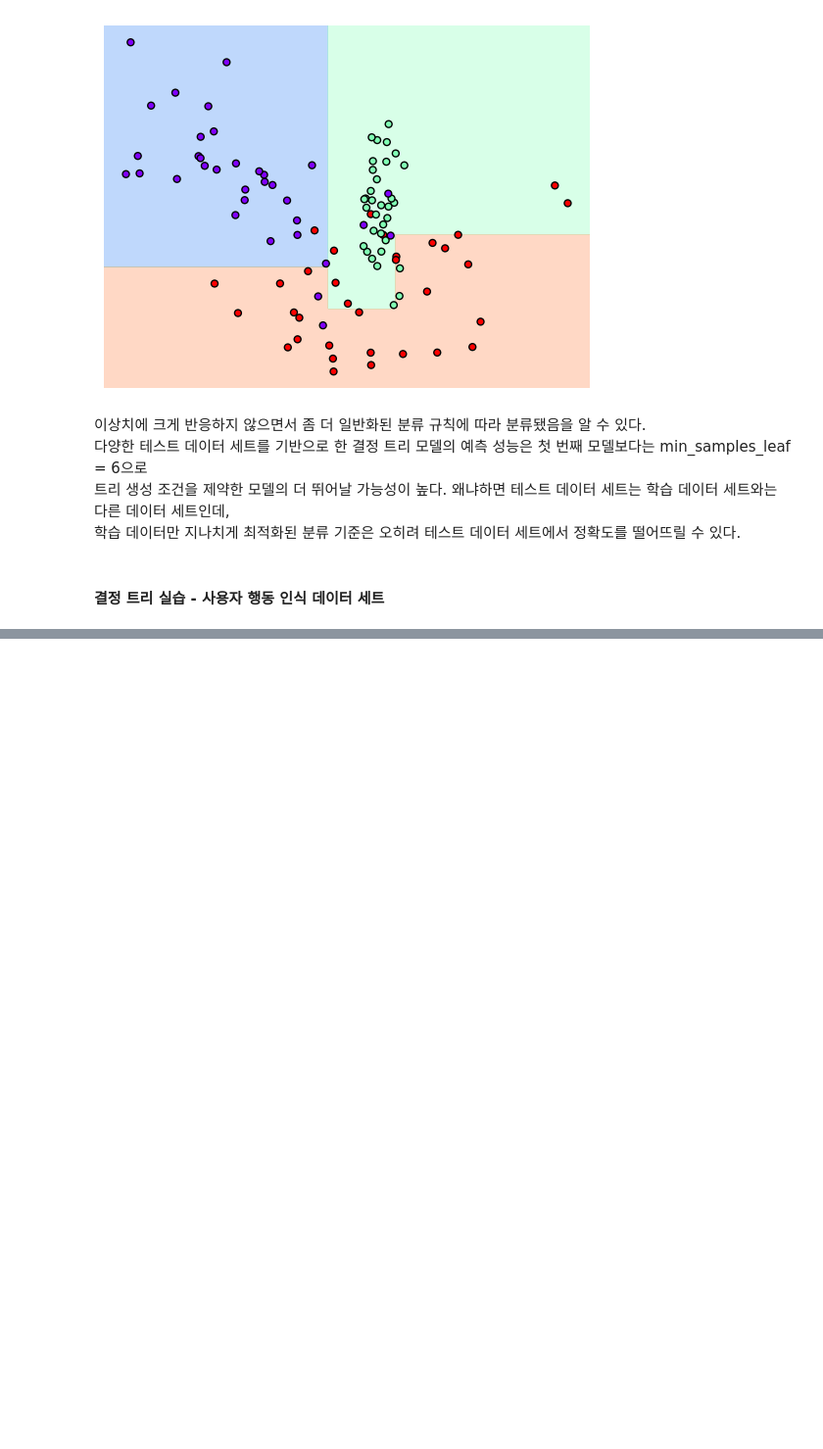
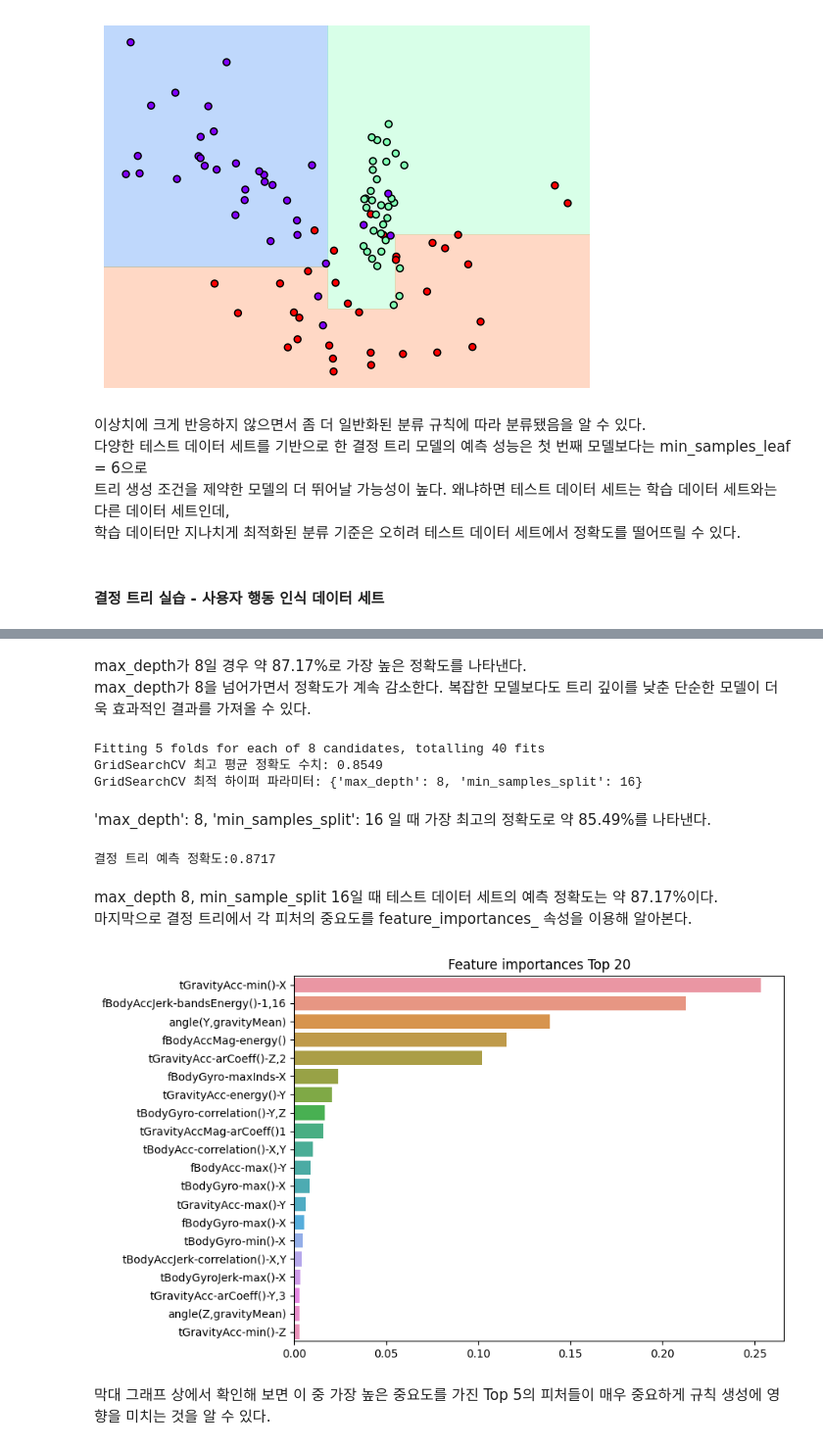
Before and after one commit to jongwoo108/AI_basic, a Jupyter notebook: python_ML_guide/C04_Classification/04_Classification.ipynb, the cells around one changed output, grey strips where cells are left out. Shown at 98% size. Saved outputs shown, nothing was run; the diff lists cells and outputs as text; code cells hidden in the pictures; blank space fills up the shorter version.

```diff
--- a/python_ML_guide/C04_Classification/04_Classification.ipynb
+++ b/python_ML_guide/C04_Classification/04_Classification.ipynb
@@ -237,0 +422,9 @@ visualize_boundary(dt_clf, X_features, y_labels)
+# %%
+max_depths = [6, 8, 10, 12, 16, 20, 24]
+# max_depth 값을 변화시키면서 그때마다 학습과 테스트 세트에서 예측 성능 측정
+for depth in max_depths:
+    dt_clf = DecisionTreeClassifier(max_depth=depth, min_samples_split=16, random_state=156)
+    dt_clf.fit(X_train, y_train)
+    pred = dt_clf.predict(X_test)
+    accuracy = accuracy_score(y_test, pred)
+    print('max_depth = {0} 정확도: {1:.4f}'.format(depth, accuracy))
@@ -237,0 +439,53 @@ visualize_boundary(dt_clf, X_features, y_labels)
+# %% [markdown]
+max_depth가 8일 경우 약 87.17%로 가장 높은 정확도를 나타낸다. \
+max_depth가 8을 넘어가면서 정확도가 계속 감소한다.
+복잡한 모델보다도 트리 깊이를 낮춘 단순한 모델이 더욱 효과적인 결과를 가져올 수 있다.
+# %%
+from sklearn.model_selection import GridSearchCV
+from sklearn.tree import DecisionTreeClassifier
+
+params = {
+    'max_depth': [8, 12, 16, 20],
+    'min_samples_split': [16, 24],
+}
+
+dt_clf = DecisionTreeClassifier(random_state=156)
+
+grid_cv = GridSearchCV(dt_clf, param_grid=params, scoring='accuracy', cv=5, verbose=1)
+grid_cv.fit(X_train, y_train)
+
+print('GridSearchCV 최고 평균 정확도 수치: {0:.4f}'.format(grid_cv.best_score_))
+print('GridSearchCV 최적 하이퍼 파라미터:', grid_cv.best_params_)
+# %% [output]
+Fitting 5 folds for each of 8 candidates, totalling 40 fits
+GridSearchCV 최고 평균 정확도 수치: 0.8549
+GridSearchCV 최적 하이퍼 파라미터: {'max_depth': 8, 'min_samples_split': 16}
+# %% [markdown]
+'max_depth': 8, 'min_samples_split': 16 일 때 가장 최고의 정확도로 약 85.49%를 나타낸다.
+# %%
+best_df_clf = grid_cv.best_estimator_
+pred1 = best_df_clf.predict(X_test)
+accuracy = accuracy_score(y_test, pred1)
+print('결정 트리 예측 정확도:{0:.4f}'.format(accuracy))
+# %% [output]
+결정 트리 예측 정확도:0.8717
+# %% [markdown]
+max_depth 8, min_sample_split 16일 때 테스트 데이터 세트의 예측 정확도는 약 87.17%이다.\
+마지막으로 결정 트리에서 각 피처의 중요도를 feature_importances_ 속성을 이용해 알아본다.
+# %%
+import seaborn as sns
+
+ftr_importances_values = best_df_clf.feature_importances_
+#Top 중요도로 정렬을 쉽게 하고, 시본(Seaborn)의 막대그래프로 쉽게 표현하기 위해 Series 변환
+
+ftr_importances = pd.Series(ftr_importances_values, index=X_train.columns)
+# 중요도값 순으로 Series를 정렬
+ftr_top20 = ftr_importances.sort_values(ascending=False)[:20]
+plt.figure(figsize=(8, 6))
+plt.title('Feature importances Top 20')
+sns.barplot(x=ftr_top20, y = ftr_top20.index)
+plt.show()
+# %% [output]
+[figure, added]
+# %% [markdown]
+막대 그래프 상에서 확인해 보면 이 중 가장 높은 중요도를 가진 Top 5의 피처들이 매우 중요하게 규칙 생성에 영향을 미치는 것을 알 수 있다.
```
Also changed, not shown: parts of 21 cells of this notebook.
